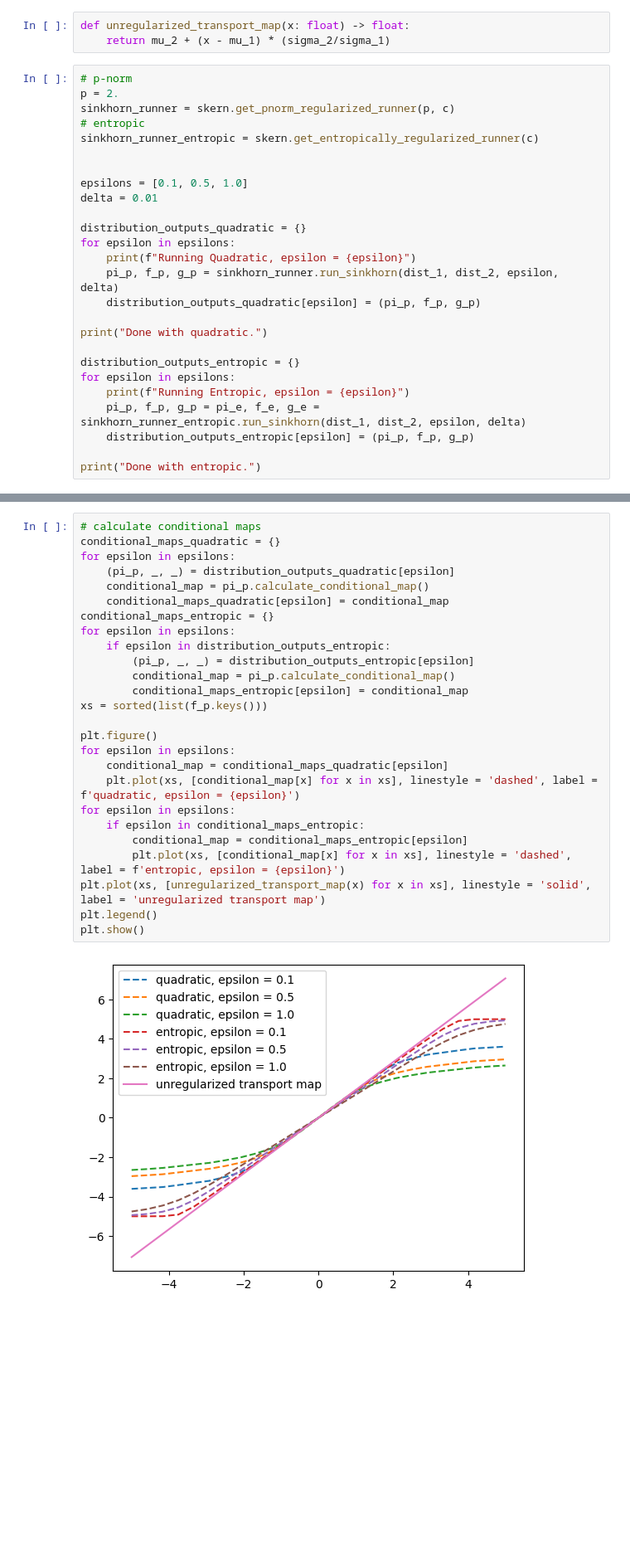
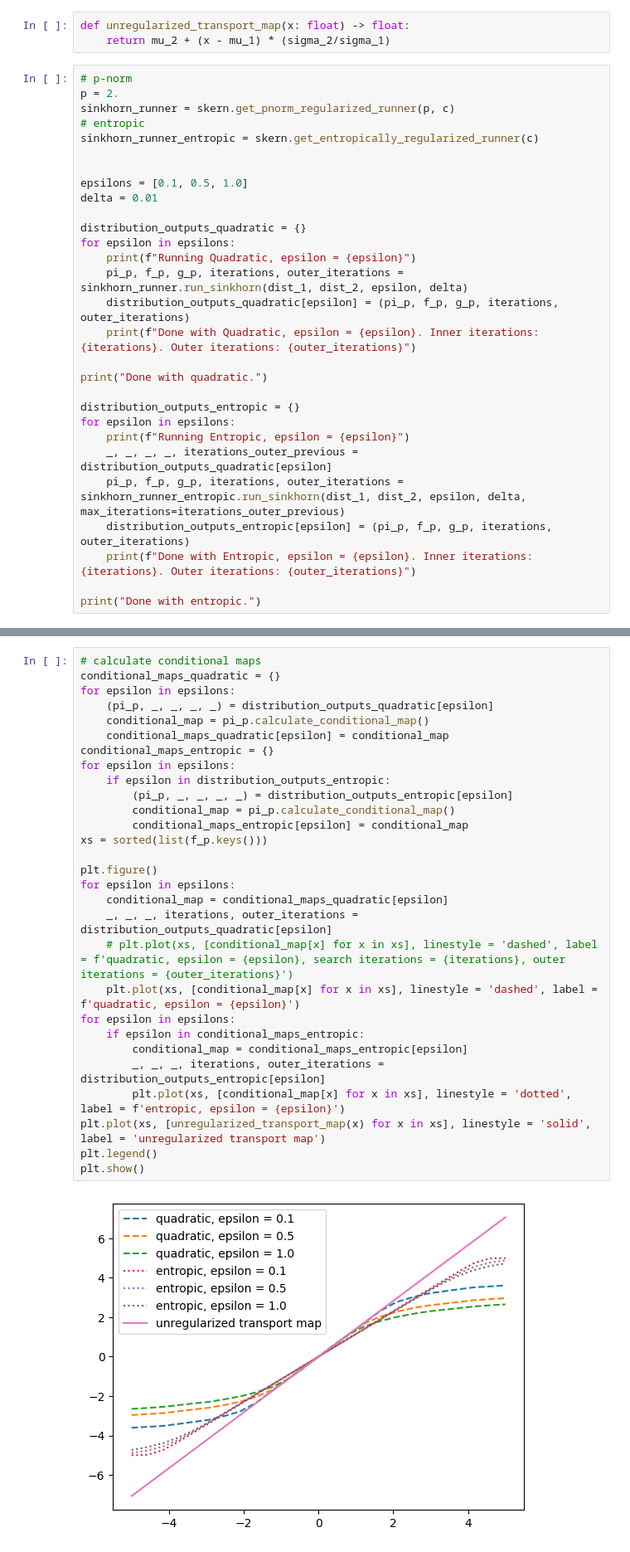
Before and after one commit to wasness-apma/quadraticOT, a Jupyter notebook: examples/gaussian_disc_conditional_map.ipynb, the cells around one changed output, grey strips where cells are left out. Shown at 83% size. Drawn from its saved outputs; the diff is of its cells as text; blank space fills up the shorter version.

Commit message:
Updated example. Iteration counting.

```diff
--- a/examples/gaussian_disc_conditional_map.ipynb
+++ b/examples/gaussian_disc_conditional_map.ipynb
@@ -43,16 +43,19 @@ delta = 0.01
 distribution_outputs_quadratic = {}
 for epsilon in epsilons:
     print(f"Running Quadratic, epsilon = {epsilon}")
-    pi_p, f_p, g_p = sinkhorn_runner.run_sinkhorn(dist_1, dist_2, epsilon, delta)
-    distribution_outputs_quadratic[epsilon] = (pi_p, f_p, g_p)
+    pi_p, f_p, g_p, iterations, outer_iterations = sinkhorn_runner.run_sinkhorn(dist_1, dist_2, epsilon, delta)
+    distribution_outputs_quadratic[epsilon] = (pi_p, f_p, g_p, iterations, outer_iterations)
+    print(f"Done with Quadratic, epsilon = {epsilon}. Inner iterations: {iterations}. Outer iterations: {outer_iterations}")
 
 print("Done with quadratic.")
 
 distribution_outputs_entropic = {}
 for epsilon in epsilons:
     print(f"Running Entropic, epsilon = {epsilon}")
-    pi_p, f_p, g_p = pi_e, f_e, g_e = sinkhorn_runner_entropic.run_sinkhorn(dist_1, dist_2, epsilon, delta)
-    distribution_outputs_entropic[epsilon] = (pi_p, f_p, g_p)
+    _, _, _, _, iterations_outer_previous = distribution_outputs_quadratic[epsilon]
+    pi_p, f_p, g_p, iterations, outer_iterations = sinkhorn_runner_entropic.run_sinkhorn(dist_1, dist_2, epsilon, delta, max_iterations=iterations_outer_previous)
+    distribution_outputs_entropic[epsilon] = (pi_p, f_p, g_p, iterations, outer_iterations)
+    print(f"Done with Entropic, epsilon = {epsilon}. Inner iterations: {iterations}. Outer iterations: {outer_iterations}")
 
 print("Done with entropic.")
 # %% [output]
@@ -67,28 +76,31 @@ Done with entropic.
 # %%
 # calculate conditional maps
 conditional_maps_quadratic = {}
 for epsilon in epsilons:
-    (pi_p, _, _) = distribution_outputs_quadratic[epsilon]
+    (pi_p, _, _, _, _) = distribution_outputs_quadratic[epsilon]
     conditional_map = pi_p.calculate_conditional_map()
     conditional_maps_quadratic[epsilon] = conditional_map
 conditional_maps_entropic = {}
 for epsilon in epsilons:
     if epsilon in distribution_outputs_entropic:
-        (pi_p, _, _) = distribution_outputs_entropic[epsilon]
+        (pi_p, _, _, _, _) = distribution_outputs_entropic[epsilon]
         conditional_map = pi_p.calculate_conditional_map()
         conditional_maps_entropic[epsilon] = conditional_map
 xs = sorted(list(f_p.keys()))
 
 plt.figure()
 for epsilon in epsilons:
     conditional_map = conditional_maps_quadratic[epsilon]
+    _, _, _, iterations, outer_iterations = distribution_outputs_quadratic[epsilon]
+    # plt.plot(xs, [conditional_map[x] for x in xs], linestyle = 'dashed', label = f'quadratic, epsilon = {epsilon}, search iterations = {iterations}, outer iterations = {outer_iterations}')
     plt.plot(xs, [conditional_map[x] for x in xs], linestyle = 'dashed', label = f'quadratic, epsilon = {epsilon}')
 for epsilon in epsilons:
     if epsilon in conditional_maps_entropic:
         conditional_map = conditional_maps_entropic[epsilon]
-        plt.plot(xs, [conditional_map[x] for x in xs], linestyle = 'dashed', label = f'entropic, epsilon = {epsilon}')
+        _, _, _, iterations, outer_iterations = distribution_outputs_entropic[epsilon]
+        plt.plot(xs, [conditional_map[x] for x in xs], linestyle = 'dotted', label = f'entropic, epsilon = {epsilon}')
 plt.plot(xs, [unregularized_transport_map(x) for x in xs], linestyle = 'solid', label = 'unregularized transport map')
 plt.legend()
 plt.show()
 # %% [output]
-[figure, old version]
+[figure, new version]
```
Also changed, not shown: parts of 1 cell of this notebook, 1 other file.
